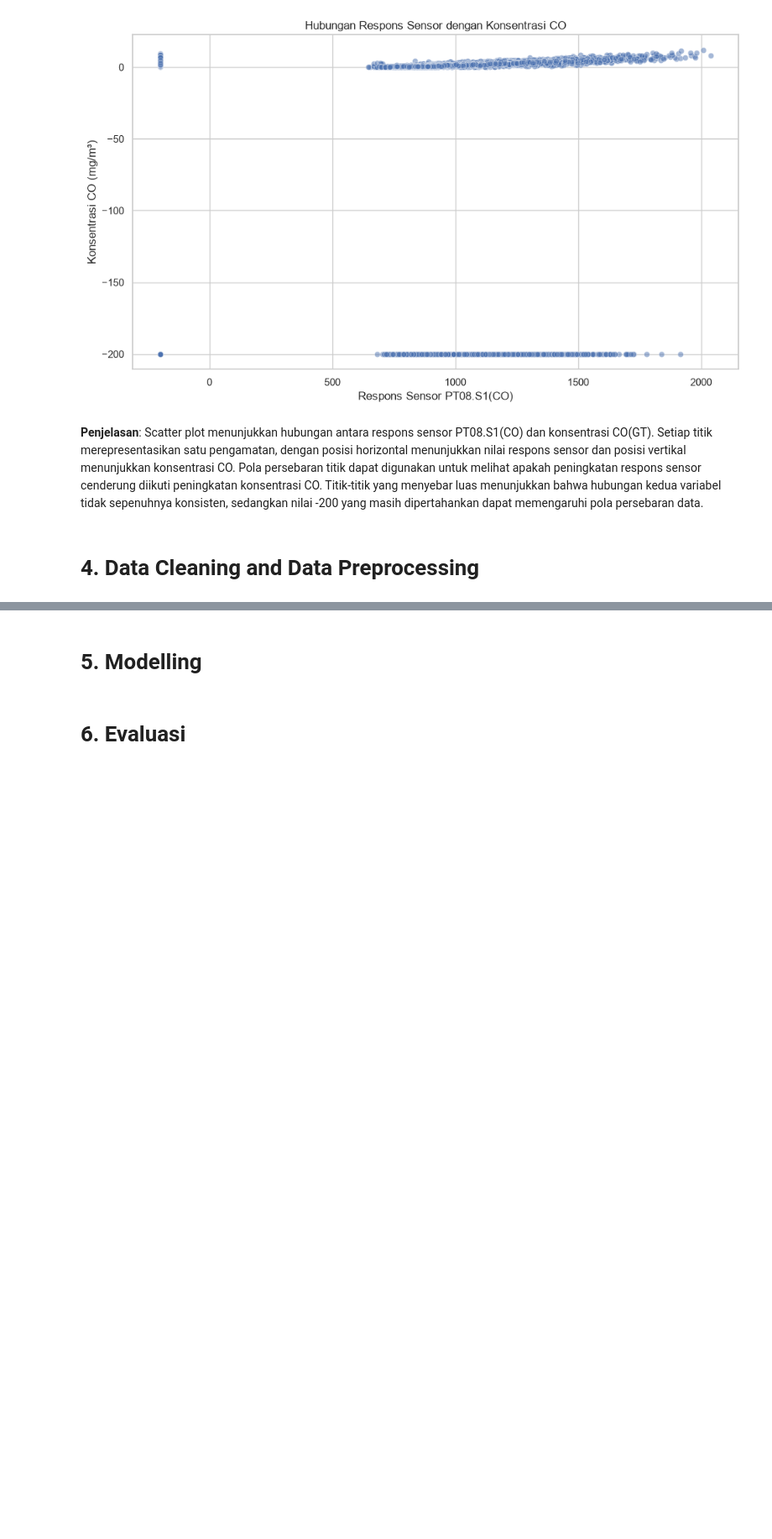
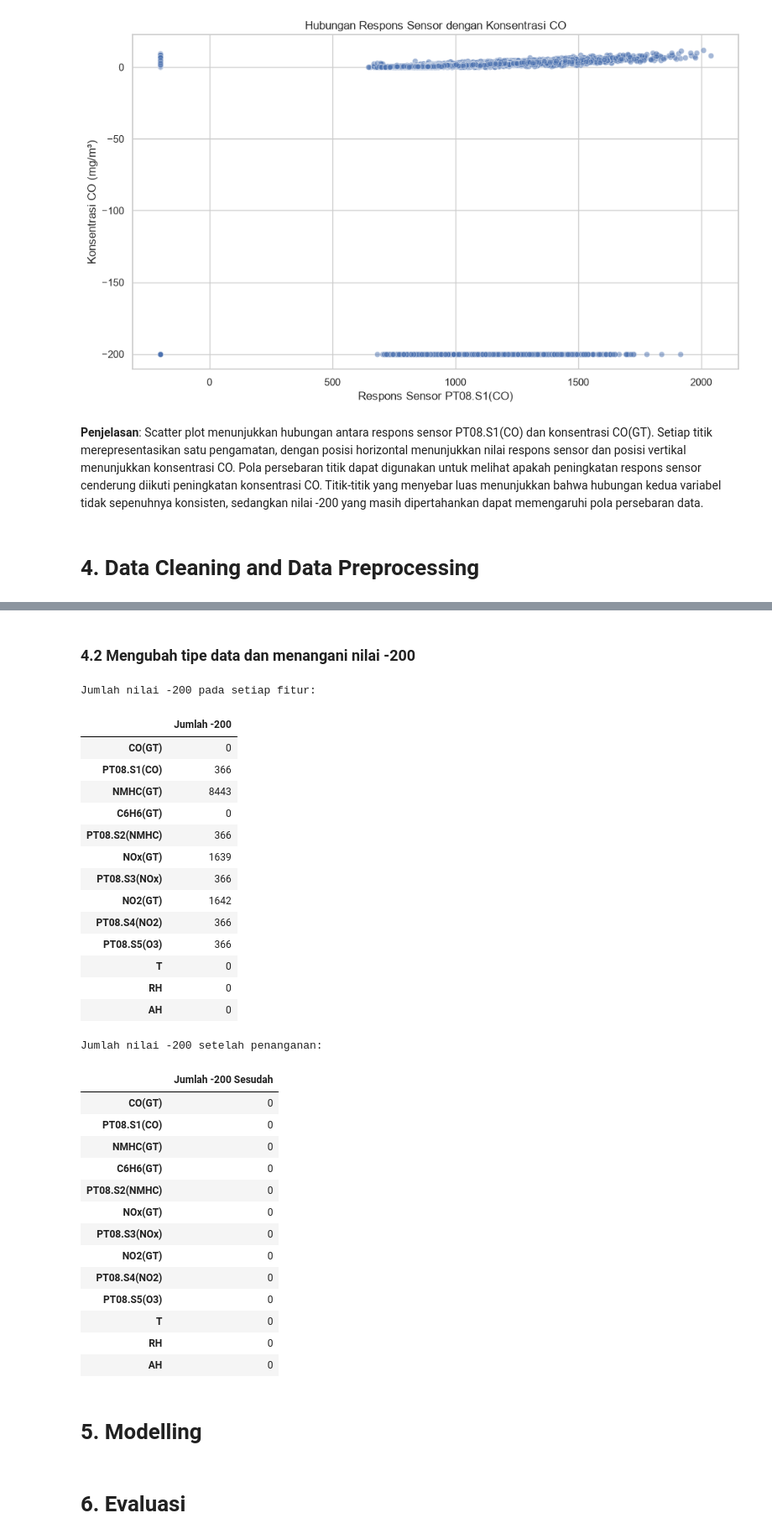
Before and after one commit to FiernazIngga/ProjekDataScience, a Jupyter notebook: main.ipynb, the cells around one changed output, grey strips where cells are left out. Shown at 84% size. Drawn from its saved outputs; the diff is of its cells as text; code cells hidden in the pictures; blank space fills up the shorter version.

```diff
--- a/main.ipynb
+++ b/main.ipynb
@@ -382,0 +408,6 @@ plt.show()
+# %%
+df_clean = df.copy()
+df_clean = df_clean.dropna(axis=0, how="all")
+df_clean = df_clean.drop_duplicates()
+
+print("Ukuran setelah menghapus baris dan kolom kosong:", df_clean.shape)
@@ -383,3 +439,68 @@ plt.show()
+# %% [markdown]
+### 4.2 Mengubah tipe data dan menangani nilai -200
+# %%
+kolom_numerik = [
+    "CO(GT)", "PT08.S1(CO)", "NMHC(GT)", "C6H6(GT)",
+    "PT08.S2(NMHC)", "NOx(GT)", "PT08.S3(NOx)",
+    "NO2(GT)", "PT08.S4(NO2)", "PT08.S5(O3)",
+    "T", "RH", "AH"
+]
+
+kolom_numerik = [
+    kol for kol in kolom_numerik if kol in df_clean.columns
+]
+
+jumlah_minus_200 = (df_clean[kolom_numerik] == -200).sum()
+
+print("Jumlah nilai -200 pada setiap fitur:")
+display(jumlah_minus_200.to_frame(name="Jumlah -200"))
+
+# Mengubah kolom menjadi numerik terlebih dahulu
+for kol in kolom_numerik:
+    df_clean[kol] = pd.to_numeric(
+        df_clean[kol].astype(str).str.replace(",", ".", regex=False),
+        errors="coerce"
+    )
+
+# Menangani -200 dengan mean setiap fitur
+for kol in kolom_numerik:
+    mean_kolom = df_clean.loc[df_clean[kol] != -200, kol].mean()
+    df_clean[kol] = df_clean[kol].replace(-200, mean_kolom)
+
+# Menampilkan jumlah -200 setelah penanganan
+print("Jumlah nilai -200 setelah penanganan:")
+display((df_clean[kolom_numerik] == -200).sum().to_frame(name="Jumlah -200 Sesudah"))
+# %% [output]
+Jumlah nilai -200 pada setiap fitur:
+|  | Jumlah -200 |
+| CO(GT) | 0 |
+| PT08.S1(CO) | 366 |
+| NMHC(GT) | 8443 |
+| C6H6(GT) | 0 |
+| PT08.S2(NMHC) | 366 |
+| NOx(GT) | 1639 |
+| PT08.S3(NOx) | 366 |
+| NO2(GT) | 1642 |
+| PT08.S4(NO2) | 366 |
+| PT08.S5(O3) | 366 |
+| T | 0 |
+| RH | 0 |
+| AH | 0 |
+Jumlah nilai -200 setelah penanganan:
+|  | Jumlah -200 Sesudah |
+| CO(GT) | 0 |
+| PT08.S1(CO) | 0 |
+| NMHC(GT) | 0 |
+| C6H6(GT) | 0 |
+| PT08.S2(NMHC) | 0 |
+| NOx(GT) | 0 |
+| PT08.S3(NOx) | 0 |
+| NO2(GT) | 0 |
+| PT08.S4(NO2) | 0 |
+| PT08.S5(O3) | 0 |
+| T | 0 |
+| RH | 0 |
+| AH | 0 |
 # %% [markdown]
 # 5. Modelling
 # %% [markdown]
```
Also changed, not shown: parts of 4 cells of this notebook.
